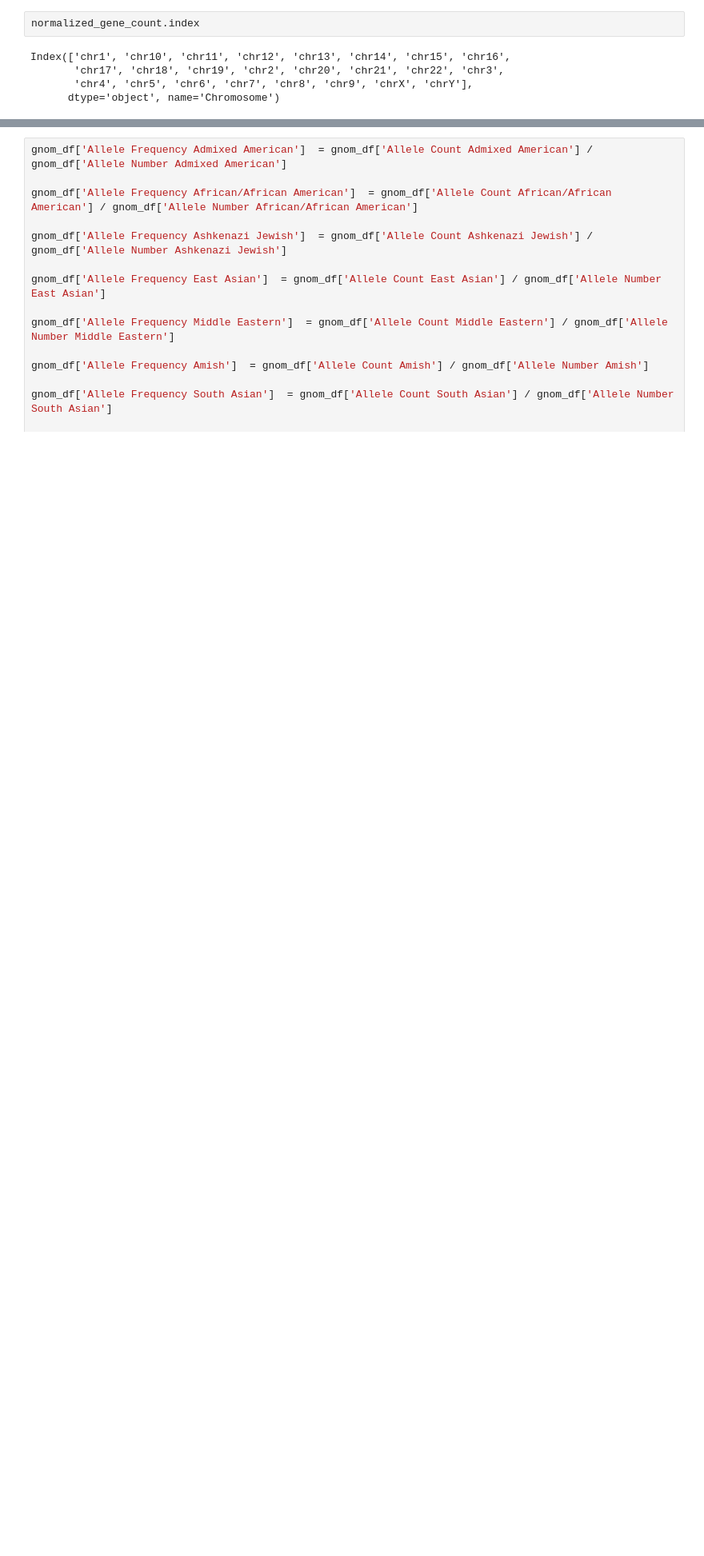
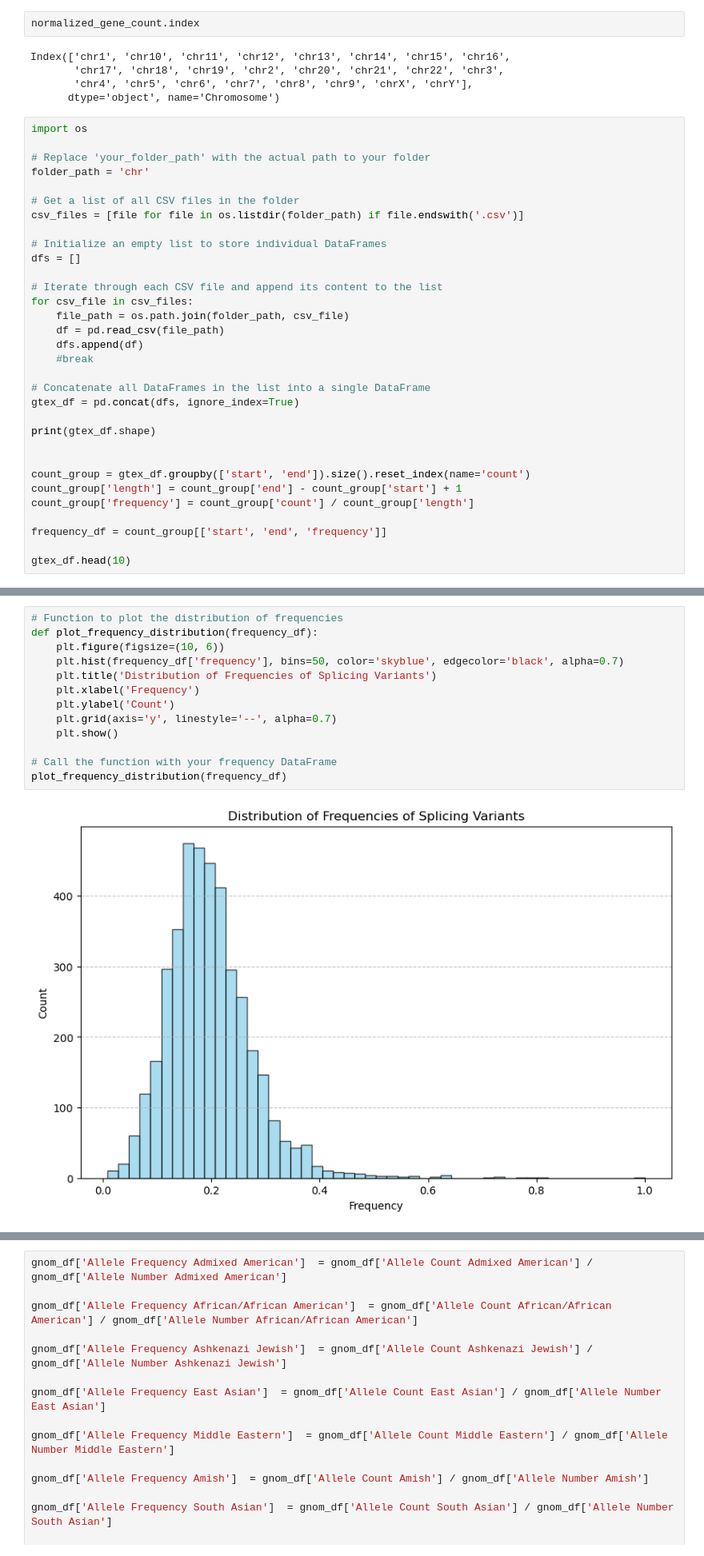
Before and after one commit to yuxinsun-wpi/gnomRegulatory, a Jupyter notebook: gnomad-chr-splicing_region_variants.ipynb, the cells around one changed output, grey strips where cells are left out. Shown at 80% size. Drawn from its saved outputs; the diff is of its cells as text; blank space fills up the shorter version.

```diff
--- a/gnomad-chr-splicing_region_variants.ipynb
+++ b/gnomad-chr-splicing_region_variants.ipynb
@@ -80,3 +87,35 @@ Index(['chr1', 'chr10', 'chr11', 'chr12', 'chr13', 'chr14', 'chr15', 'chr16',
        'chr17', 'chr18', 'chr19', 'chr2', 'chr20', 'chr21', 'chr22', 'chr3',
        'chr4', 'chr5', 'chr6', 'chr7', 'chr8', 'chr9', 'chrX', 'chrY'],
       dtype='object', name='Chromosome')
+# %%
+import os
+
+# Replace 'your_folder_path' with the actual path to your folder
+folder_path = 'chr'
+
+# Get a list of all CSV files in the folder
+csv_files = [file for file in os.listdir(folder_path) if file.endswith('.csv')]
+
+# Initialize an empty list to store individual DataFrames
+dfs = []
+
+# Iterate through each CSV file and append its content to the list
+for csv_file in csv_files:
+    file_path = os.path.join(folder_path, csv_file)
+    df = pd.read_csv(file_path)
+    dfs.append(df)
+    #break
+
+# Concatenate all DataFrames in the list into a single DataFrame
+gtex_df = pd.concat(dfs, ignore_index=True)
+
+print(gtex_df.shape)
+
+
+count_group = gtex_df.groupby(['start', 'end']).size().reset_index(name='count')
+count_group['length'] = count_group['end'] - count_group['start'] + 1
+count_group['frequency'] = count_group['count'] / count_group['length']
+
+frequency_df = count_group[['start', 'end', 'frequency']]
+
+gtex_df.head(10)
@@ -82,0 +152,15 @@ Index(['chr1', 'chr10', 'chr11', 'chr12', 'chr13', 'chr14', 'chr15', 'chr16',
+# %%
+# Function to plot the distribution of frequencies
+def plot_frequency_distribution(frequency_df):
+    plt.figure(figsize=(10, 6))
+    plt.hist(frequency_df['frequency'], bins=50, color='skyblue', edgecolor='black', alpha=0.7)
+    plt.title('Distribution of Frequencies of Splicing Variants')
+    plt.xlabel('Frequency')
+    plt.ylabel('Count')
+    plt.grid(axis='y', linestyle='--', alpha=0.7)
+    plt.show()
+
+# Call the function with your frequency DataFrame
+plot_frequency_distribution(frequency_df)
+# %% [output]
+[figure, added]
```
Also changed, not shown: parts of 5 cells of this notebook.
